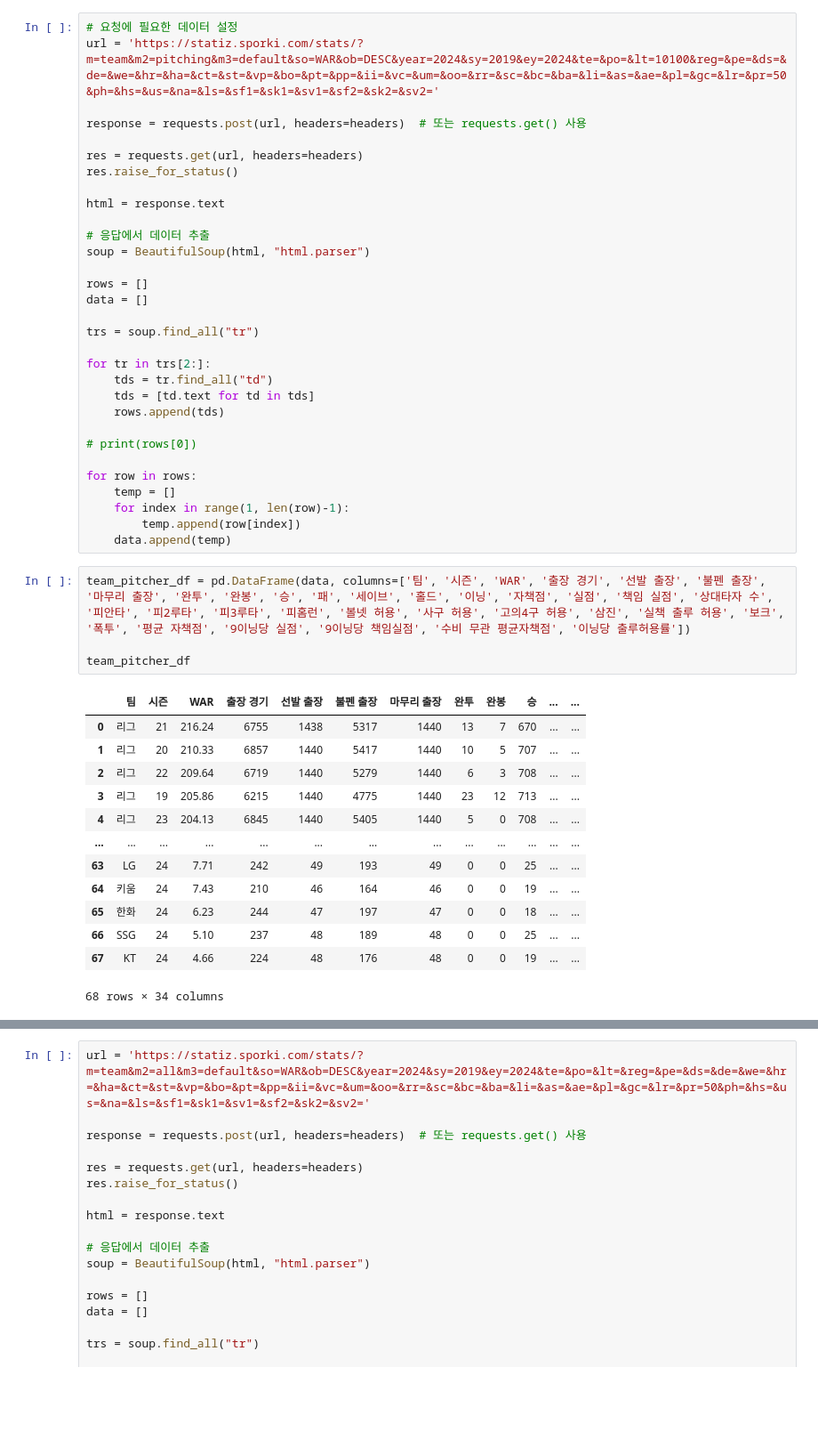
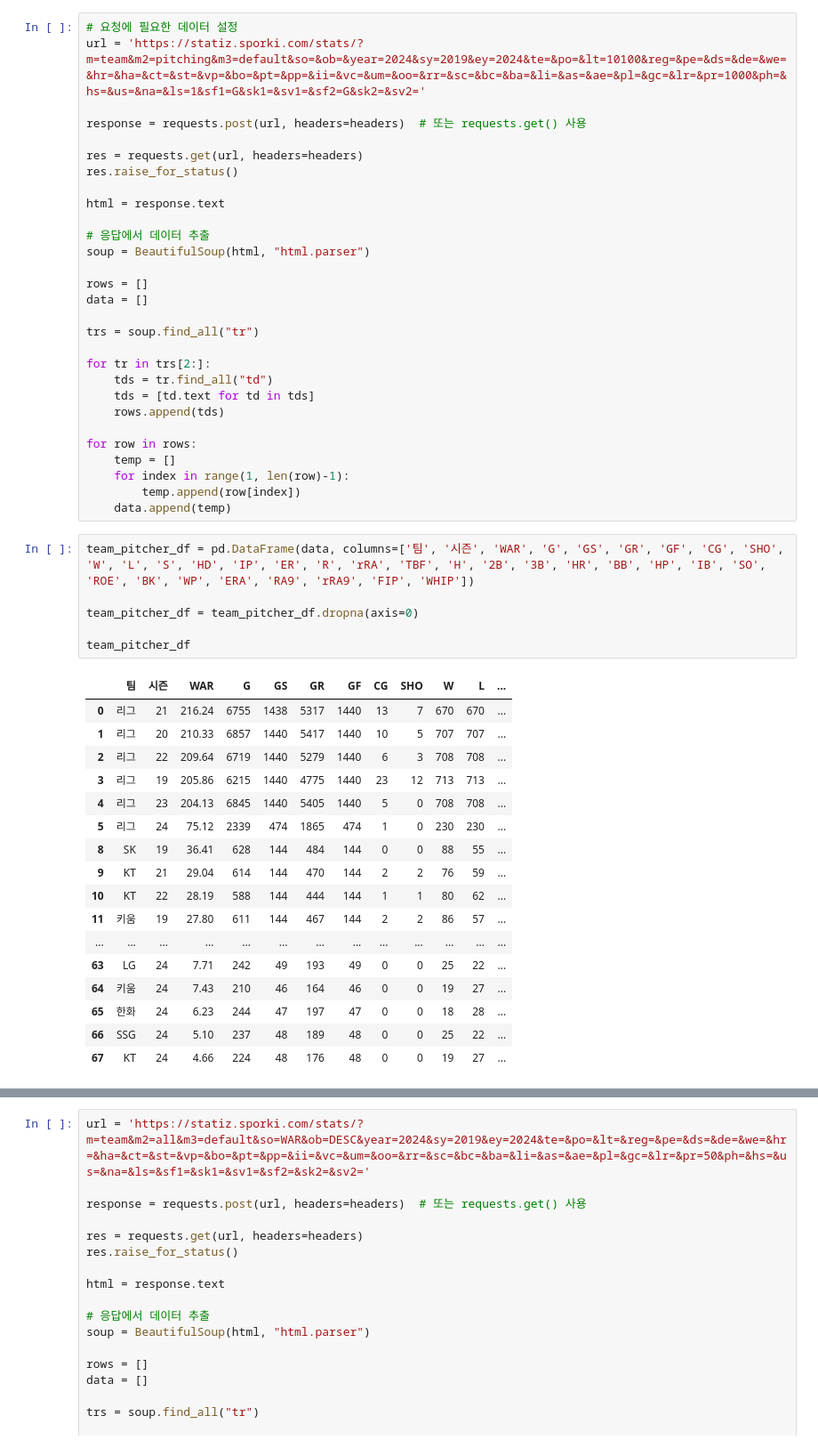
Before and after one commit to SimpleCorini/Baseball-Analytics-Tool, a Jupyter notebook: AI/Data_crawling/team_stats.ipynb, the cells around one changed output, grey strips where cells are left out. Shown at 89% size. Cells and saved outputs as stored; diff of their text form; blank space fills up the shorter version.

```diff
--- a/AI/Data_crawling/team_stats.ipynb
+++ b/AI/Data_crawling/team_stats.ipynb
@@ -60,6 +63,6 @@ team_hitter_df
 # %%
 # 요청에 필요한 데이터 설정
-url = 'https://statiz.sporki.com/stats/?m=team&m2=pitching&m3=default&so=WAR&ob=DESC&year=2024&sy=2019&ey=2024&te=&po=&lt=10100&reg=&pe=&ds=&de=&we=&hr=&ha=&ct=&st=&vp=&bo=&pt=&pp=&ii=&vc=&um=&oo=&rr=&sc=&bc=&ba=&li=&as=&ae=&pl=&gc=&lr=&pr=50&ph=&hs=&us=&na=&ls=&sf1=&sk1=&sv1=&sf2=&sk2=&sv2='
+url = 'https://statiz.sporki.com/stats/?m=team&m2=pitching&m3=default&so=&ob=&year=2024&sy=2019&ey=2024&te=&po=&lt=10100&reg=&pe=&ds=&de=&we=&hr=&ha=&ct=&st=&vp=&bo=&pt=&pp=&ii=&vc=&um=&oo=&rr=&sc=&bc=&ba=&li=&as=&ae=&pl=&gc=&lr=&pr=1000&ph=&hs=&us=&na=&ls=1&sf1=G&sk1=&sv1=&sf2=G&sk2=&sv2='
 
 response = requests.post(url, headers=headers)  # 또는 requests.get() 사용
 
@@ -81,29 +84,33 @@ for tr in trs[2:]:
     tds = [td.text for td in tds]
     rows.append(tds)
 
-# print(rows[0])
-
 for row in rows:
     temp = []
     for index in range(1, len(row)-1):
         temp.append(row[index])
     data.append(temp)
-# %%
-team_pitcher_df = pd.DataFrame(data, columns=['팀', '시즌', 'WAR', '출장 경기', '선발 출장', '불펜 출장', '마무리 출장', '완투', '완봉', '승', '패', '세이브', '홀드', '이닝', '자책점', '실점', '책임 실점', '상대타자 수', '피안타', '피2루타', '피3루타', '피홈런', '볼넷 허용', '사구 허용', '고의4구 허용', '삼진', '실책 출루 허용', '보크', '폭투', '평균 자책점', '9이닝당 실점', '9이닝당 책임실점', '수비 무관 평균자책점', '이닝당 출루허용률'])
-
-team_pitcher_df
-# %% [output]
-|  | 팀 | 시즌 | WAR | 출장 경기 | 선발 출장 | 불펜 출장 | 마무리 출장 | 완투 | 완봉 | 승 | ... | ... |
-| 0 | 리그 | 21 | 216.24 | 6755 | 1438 | 5317 | 1440 | 13 | 7 | 670 | ... | ... |
-| 1 | 리그 | 20 | 210.33 | 6857 | 1440 | 5417 | 1440 | 10 | 5 | 707 | ... | ... |
-| 2 | 리그 | 22 | 209.64 | 6719 | 1440 | 5279 | 1440 | 6 | 3 | 708 | ... | ... |
-| 3 | 리그 | 19 | 205.86 | 6215 | 1440 | 4775 | 1440 | 23 | 12 | 713 | ... | ... |
-| 4 | 리그 | 23 | 204.13 | 6845 | 1440 | 5405 | 1440 | 5 | 0 | 708 | ... | ... |
-| ... | ... | ... | ... | ... | ... | ... | ... | ... | ... | ... | ... | ... |
-| 63 | LG | 24 | 7.71 | 242 | 49 | 193 | 49 | 0 | 0 | 25 | ... | ... |
-| 64 | 키움 | 24 | 7.43 | 210 | 46 | 164 | 46 | 0 | 0 | 19 | ... | ... |
-| 65 | 한화 | 24 | 6.23 | 244 | 47 | 197 | 47 | 0 | 0 | 18 | ... | ... |
-| 66 | SSG | 24 | 5.10 | 237 | 48 | 189 | 48 | 0 | 0 | 25 | ... | ... |
-| 67 | KT | 24 | 4.66 | 224 | 48 | 176 | 48 | 0 | 0 | 19 | ... | ... |
-68 rows × 34 columns
+# %%
+team_pitcher_df = pd.DataFrame(data, columns=['팀', '시즌', 'WAR', 'G', 'GS', 'GR', 'GF', 'CG', 'SHO', 'W', 'L', 'S', 'HD', 'IP', 'ER', 'R', 'rRA', 'TBF', 'H', '2B', '3B', 'HR', 'BB', 'HP', 'IB', 'SO', 'ROE', 'BK', 'WP', 'ERA', 'RA9', 'rRA9', 'FIP', 'WHIP'])
+
+team_pitcher_df = team_pitcher_df.dropna(axis=0)
+
+team_pitcher_df
+# %% [output]
+|  | 팀 | 시즌 | WAR | G | GS | GR | GF | CG | SHO | W | L | ... |
+| 0 | 리그 | 21 | 216.24 | 6755 | 1438 | 5317 | 1440 | 13 | 7 | 670 | 670 | ... |
+| 1 | 리그 | 20 | 210.33 | 6857 | 1440 | 5417 | 1440 | 10 | 5 | 707 | 707 | ... |
+| 2 | 리그 | 22 | 209.64 | 6719 | 1440 | 5279 | 1440 | 6 | 3 | 708 | 708 | ... |
+| 3 | 리그 | 19 | 205.86 | 6215 | 1440 | 4775 | 1440 | 23 | 12 | 713 | 713 | ... |
+| 4 | 리그 | 23 | 204.13 | 6845 | 1440 | 5405 | 1440 | 5 | 0 | 708 | 708 | ... |
+| 5 | 리그 | 24 | 75.12 | 2339 | 474 | 1865 | 474 | 1 | 0 | 230 | 230 | ... |
+| 8 | SK | 19 | 36.41 | 628 | 144 | 484 | 144 | 0 | 0 | 88 | 55 | ... |
+| 9 | KT | 21 | 29.04 | 614 | 144 | 470 | 144 | 2 | 2 | 76 | 59 | ... |
+| 10 | KT | 22 | 28.19 | 588 | 144 | 444 | 144 | 1 | 1 | 80 | 62 | ... |
+| 11 | 키움 | 19 | 27.80 | 611 | 144 | 467 | 144 | 2 | 2 | 86 | 57 | ... |
+| ... | ... | ... | ... | ... | ... | ... | ... | ... | ... | ... | ... | ... |
+| 63 | LG | 24 | 7.71 | 242 | 49 | 193 | 49 | 0 | 0 | 25 | 22 | ... |
+| 64 | 키움 | 24 | 7.43 | 210 | 46 | 164 | 46 | 0 | 0 | 19 | 27 | ... |
+| 65 | 한화 | 24 | 6.23 | 244 | 47 | 197 | 47 | 0 | 0 | 18 | 28 | ... |
+| 66 | SSG | 24 | 5.10 | 237 | 48 | 189 | 48 | 0 | 0 | 25 | 22 | ... |
+| 67 | KT | 24 | 4.66 | 224 | 48 | 176 | 48 | 0 | 0 | 19 | 27 | ... |
 # %%
```
Also changed, not shown: parts of 7 cells of this notebook.
